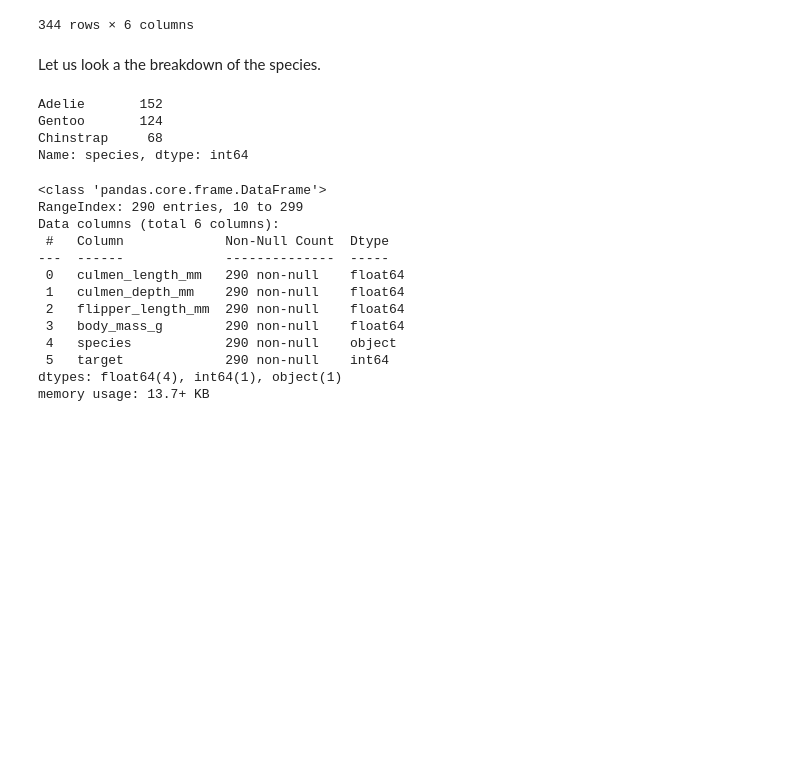
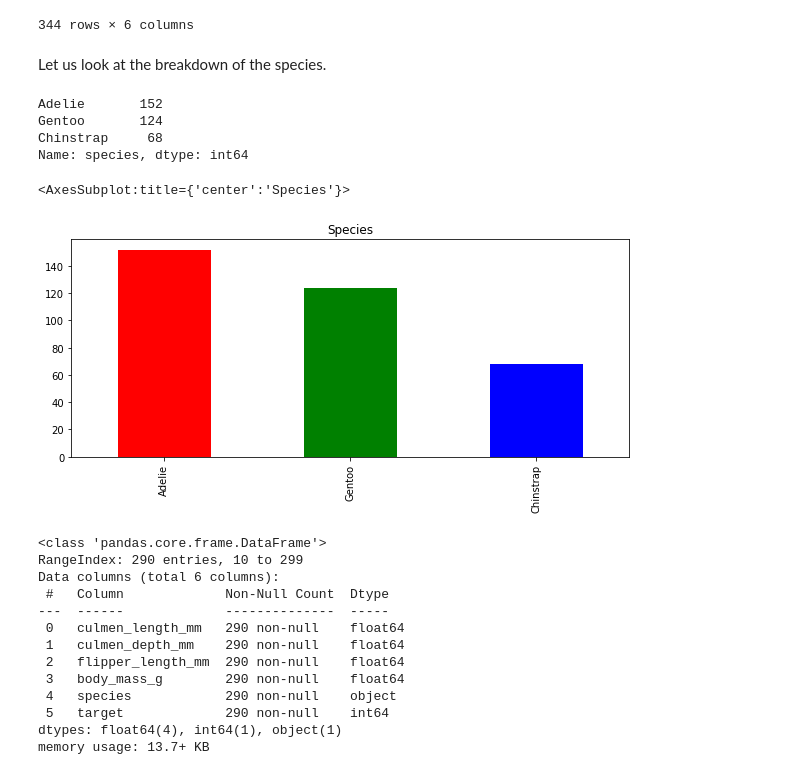
Before and after one commit to dmitrijsg123/Machine_Learning_And_Statistics_Assignment, a Jupyter notebook: scikit-learn.ipynb, the cells around one changed output. Drawn from its saved outputs; the diff is of its cells as text; code cells hidden in the pictures; blank space fills up the shorter version.

```diff
--- a/scikit-learn.ipynb
+++ b/scikit-learn.ipynb
@@ -289,5 +310,5 @@ df_clean
 | 343 | 49.9 | 16.1 | 213.0 | 5400.0 | Gentoo | 0 |
 344 rows × 6 columns
 # %% [markdown]
-Let us look a the breakdown of the species.
+Let us look at the breakdown of the species.
 # %%
@@ -297,6 +319,12 @@ Adelie       152
 Gentoo       124
 Chinstrap     68
 Name: species, dtype: int64
+# %%
+# Bar plot of the same
+df_clean.species.value_counts().plot(kind='bar',figsize=[10,4],color=['r','g','b'],title='Species')
+# %% [output]
+<AxesSubplot:title={'center':'Species'}>
+[figure, added]
 # %%
 # Let us shorten the DataFrame to make it tidier - choosing rows indices 10 through 299
 df3 = df_clean.iloc[10:300]
```
Also changed, not shown: parts of 100 cells of this notebook.
